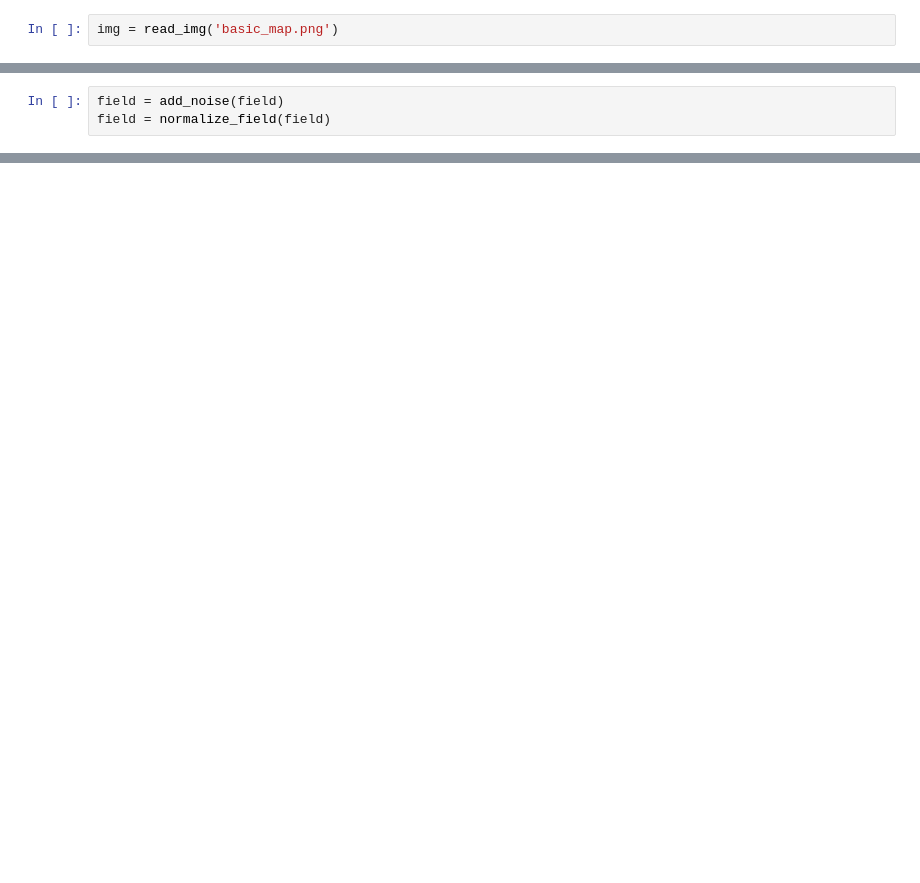
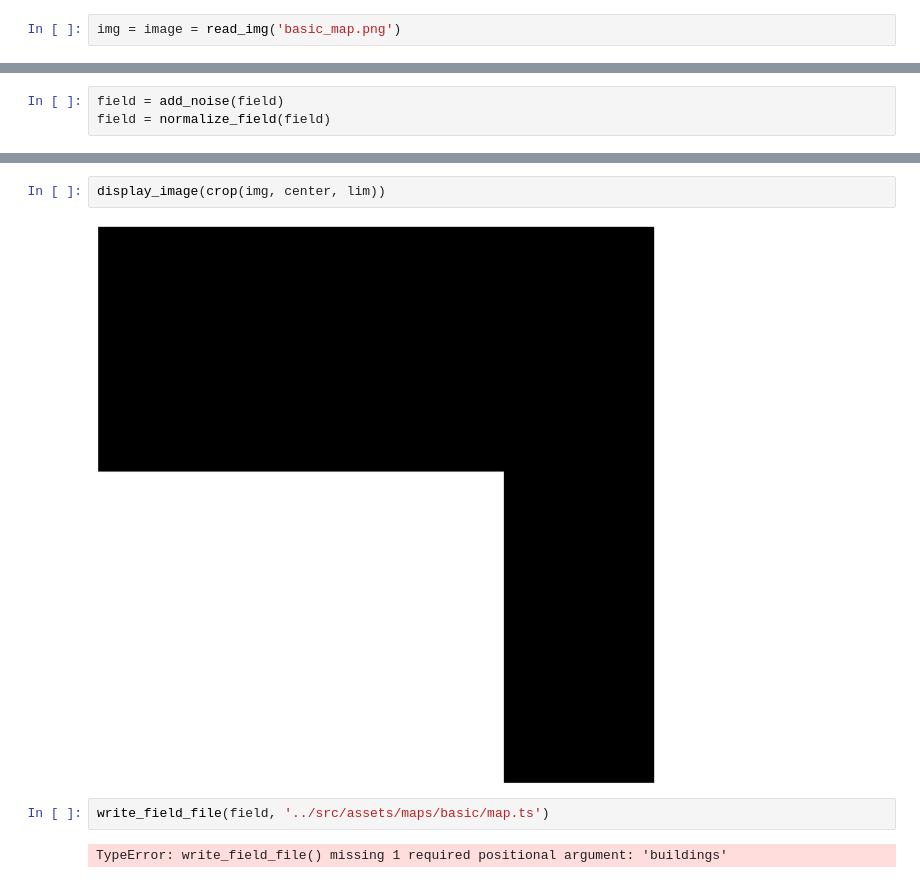
Before and after one commit to rahulgkatre/campus-flow, a Jupyter notebook: preprocessing/test.ipynb, the cells around one changed output, grey strips where cells are left out. Saved outputs shown, nothing was run; the diff lists cells and outputs as text; blank space fills up the shorter version.

```diff
--- a/preprocessing/test.ipynb
+++ b/preprocessing/test.ipynb
@@ -9,4 +16,4 @@ from utils import *
 from config import *
 from parse_map import get_total_field
 # %%
-img = read_img('basic_map.png')
+img = image = read_img('basic_map.png')
@@ -29,0 +82,8 @@ plt.show()
+# %%
+display_image(crop(img, center, lim))
+# %% [output]
+[figure, added]
+# %%
+write_field_file(field, '../src/assets/maps/basic/map.ts')
+# %% [output]
+TypeError: write_field_file() missing 1 required positional argument: 'buildings'
```
Also changed, not shown: parts of 14 cells of this notebook, 12 other files.
